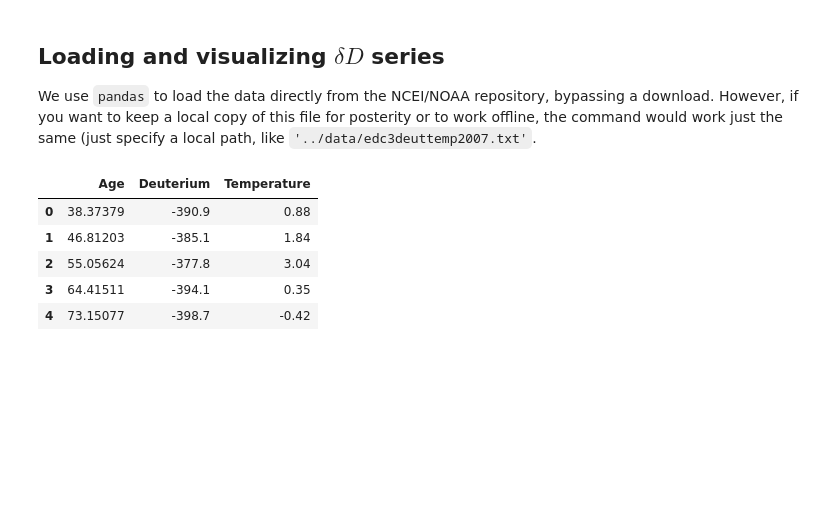
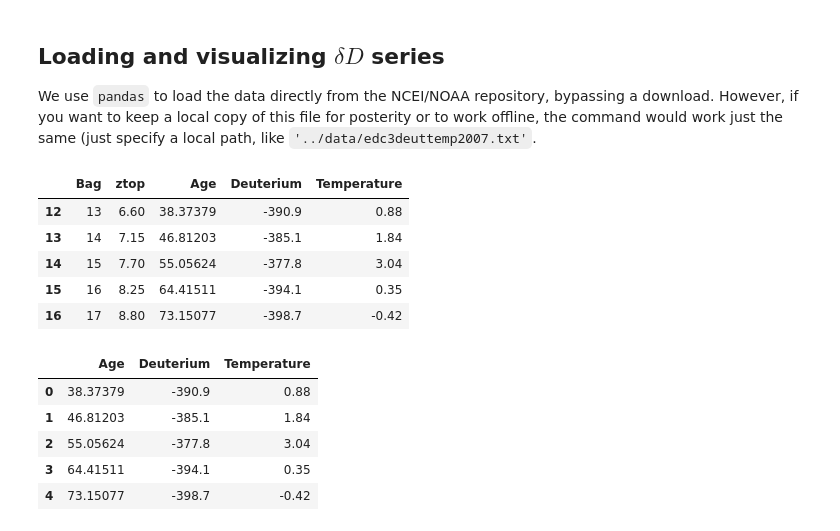
Before and after one commit to LinkedEarth/paleobooks_mathom, a Jupyter notebook: notebooks/EpicaDomeC_explore.ipynb, the cells around one changed output. Saved outputs shown, nothing was run; the diff lists cells and outputs as text; code cells hidden in the pictures; blank space fills up the shorter version.

```diff
--- a/notebooks/EpicaDomeC_explore.ipynb
+++ b/notebooks/EpicaDomeC_explore.ipynb
@@ -31,9 +31,18 @@ pyleo.__version__
 
 We use `pandas` to load the data directly from the NCEI/NOAA repository, bypassing a download. However, if you want to keep a local copy of this file for posterity or to work offline, the command would work just the same (just specify a local path, like `'../data/edc3deuttemp2007.txt'`.
 # %%
-#name = 'https://www.ncei.noaa.gov/pub/data/paleo/icecore/antarctica/epica_domec/edc3deuttemp2007.txt'
-#dDdf = pd.read_csv(name,skiprows=91,encoding= 'unicode_escape',sep="/s+") # hat tip to Laurent Trousselier for suggesting this separator, but the file still does not parse correctly
-#dDdf.dropna().head()
+name = 'https://www.ncei.noaa.gov/pub/data/paleo/icecore/antarctica/epica_domec/edc3deuttemp2007.txt'
+dDdf = pd.read_csv(name, skiprows=91, encoding='unicode_escape', sep='\s+')# hat tip to Laurent Trousselier for suggesting this separator, but the file still does not parse correctly
+dDdf.replace('', np.nan, inplace=True)
+dDdf = dDdf.dropna()
+dDdf.head()
+# %% [output]
+|  | Bag | ztop | Age | Deuterium | Temperature |
+| 12 | 13 | 6.60 | 38.37379 | -390.9 | 0.88 |
+| 13 | 14 | 7.15 | 46.81203 | -385.1 | 1.84 |
+| 14 | 15 | 7.70 | 55.05624 | -377.8 | 3.04 |
+| 15 | 16 | 8.25 | 64.41511 | -394.1 | 0.35 |
+| 16 | 17 | 8.80 | 73.15077 | -398.7 | -0.42 |
 # %%
 dDdf = pd.read_csv('../data/edc3deuttemp2007.csv')
 dDdf.head()
```
Also changed, not shown: parts of 31 cells of this notebook.
